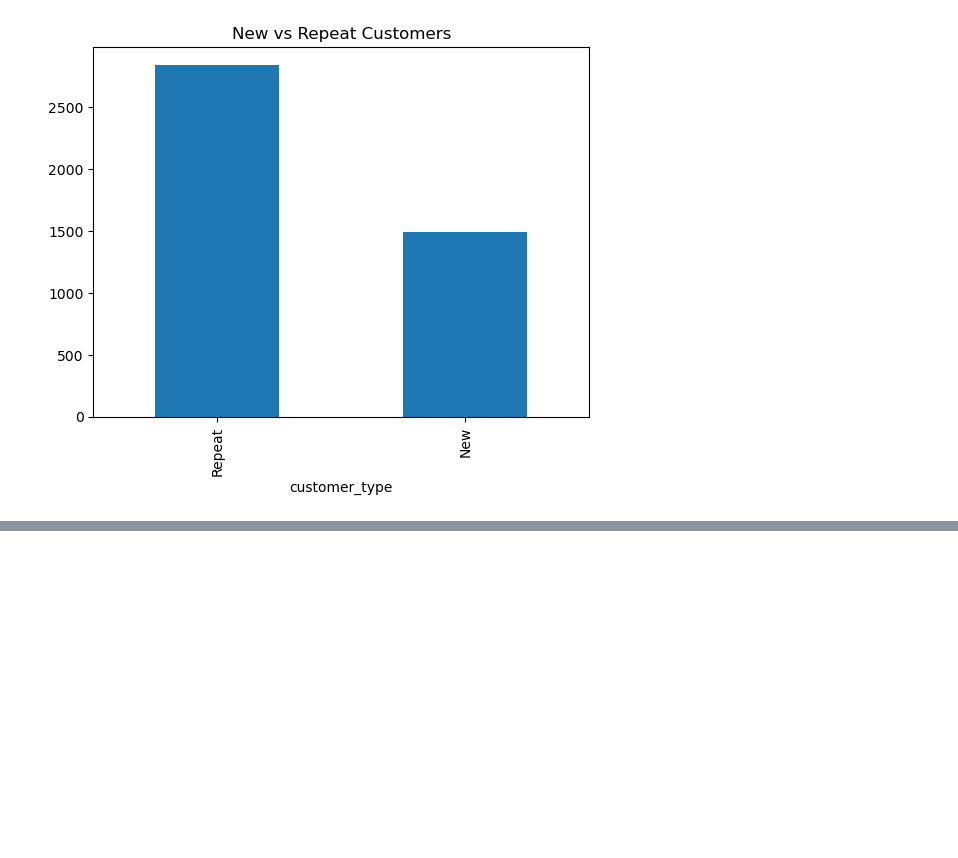
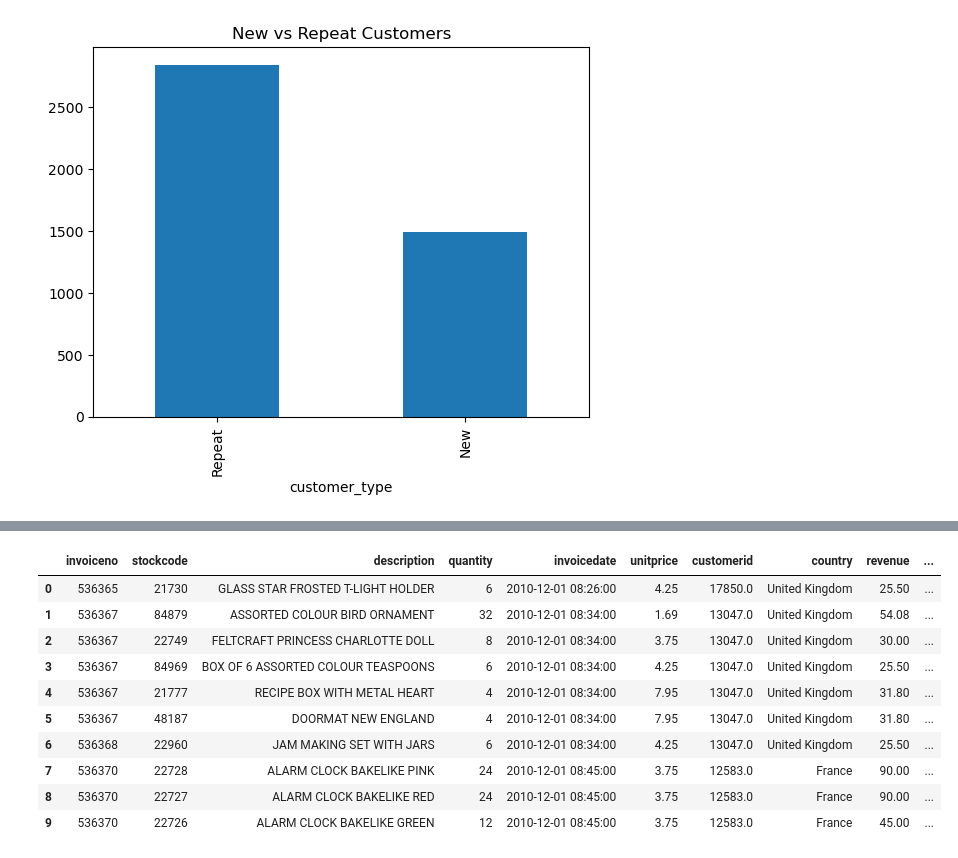
Before and after one commit to saba-aslani/Ecommerce-Sales-Analysis, a Jupyter notebook: notebook/analysis.ipynb, the cells around one changed output, grey strips where cells are left out. Saved outputs shown, nothing was run; the diff lists cells and outputs as text; code cells hidden in the pictures; blank space fills up the shorter version.

```diff
--- a/notebook/analysis.ipynb
+++ b/notebook/analysis.ipynb
@@ -298,0 +365,25 @@ customer_type_count.plot(kind='bar', title='New vs Repeat Customers')
+# %%
+# SQL: Find transactions above average revenue
+query = """
+SELECT *
+FROM orders
+WHERE revenue > (
+    SELECT AVG(revenue) FROM orders
+)
+LIMIT 10;
+"""
+
+high_value_orders = pd.read_sql(query, conn)
+high_value_orders
+# %% [output]
+|  | invoiceno | stockcode | description | quantity | invoicedate | unitprice | customerid | country | revenue | ... |
+| 0 | 536365 | 21730 | GLASS STAR FROSTED T-LIGHT HOLDER | 6 | 2010-12-01 08:26:00 | 4.25 | 17850.0 | United Kingdom | 25.50 | ... |
+| 1 | 536367 | 84879 | ASSORTED COLOUR BIRD ORNAMENT | 32 | 2010-12-01 08:34:00 | 1.69 | 13047.0 | United Kingdom | 54.08 | ... |
+| 2 | 536367 | 22749 | FELTCRAFT PRINCESS CHARLOTTE DOLL | 8 | 2010-12-01 08:34:00 | 3.75 | 13047.0 | United Kingdom | 30.00 | ... |
+| 3 | 536367 | 84969 | BOX OF 6 ASSORTED COLOUR TEASPOONS | 6 | 2010-12-01 08:34:00 | 4.25 | 13047.0 | United Kingdom | 25.50 | ... |
+| 4 | 536367 | 21777 | RECIPE BOX WITH METAL HEART | 4 | 2010-12-01 08:34:00 | 7.95 | 13047.0 | United Kingdom | 31.80 | ... |
+| 5 | 536367 | 48187 | DOORMAT NEW ENGLAND | 4 | 2010-12-01 08:34:00 | 7.95 | 13047.0 | United Kingdom | 31.80 | ... |
+| 6 | 536368 | 22960 | JAM MAKING SET WITH JARS | 6 | 2010-12-01 08:34:00 | 4.25 | 13047.0 | United Kingdom | 25.50 | ... |
+| 7 | 536370 | 22728 | ALARM CLOCK BAKELIKE PINK | 24 | 2010-12-01 08:45:00 | 3.75 | 12583.0 | France | 90.00 | ... |
+| 8 | 536370 | 22727 | ALARM CLOCK BAKELIKE RED | 24 | 2010-12-01 08:45:00 | 3.75 | 12583.0 | France | 90.00 | ... |
+| 9 | 536370 | 22726 | ALARM CLOCK BAKELIKE GREEN | 12 | 2010-12-01 08:45:00 | 3.75 | 12583.0 | France | 45.00 | ... |
```
Also changed, not shown: parts of 11 cells of this notebook, 7 other files.
